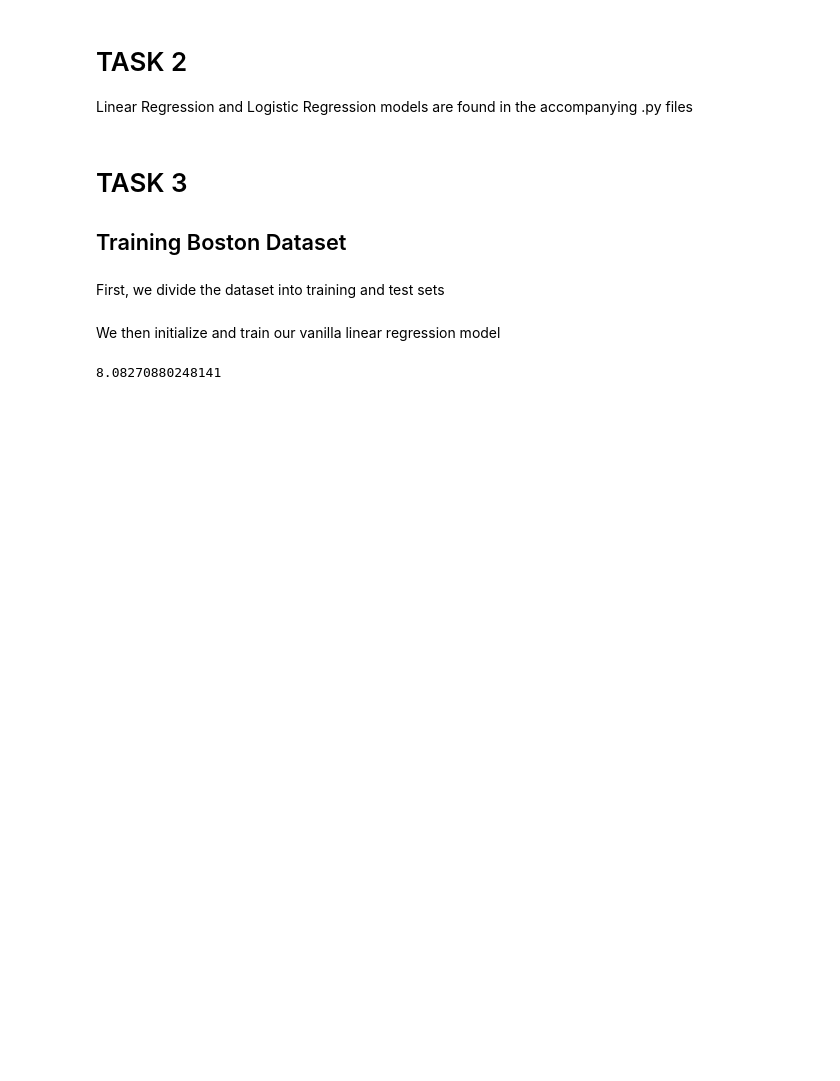
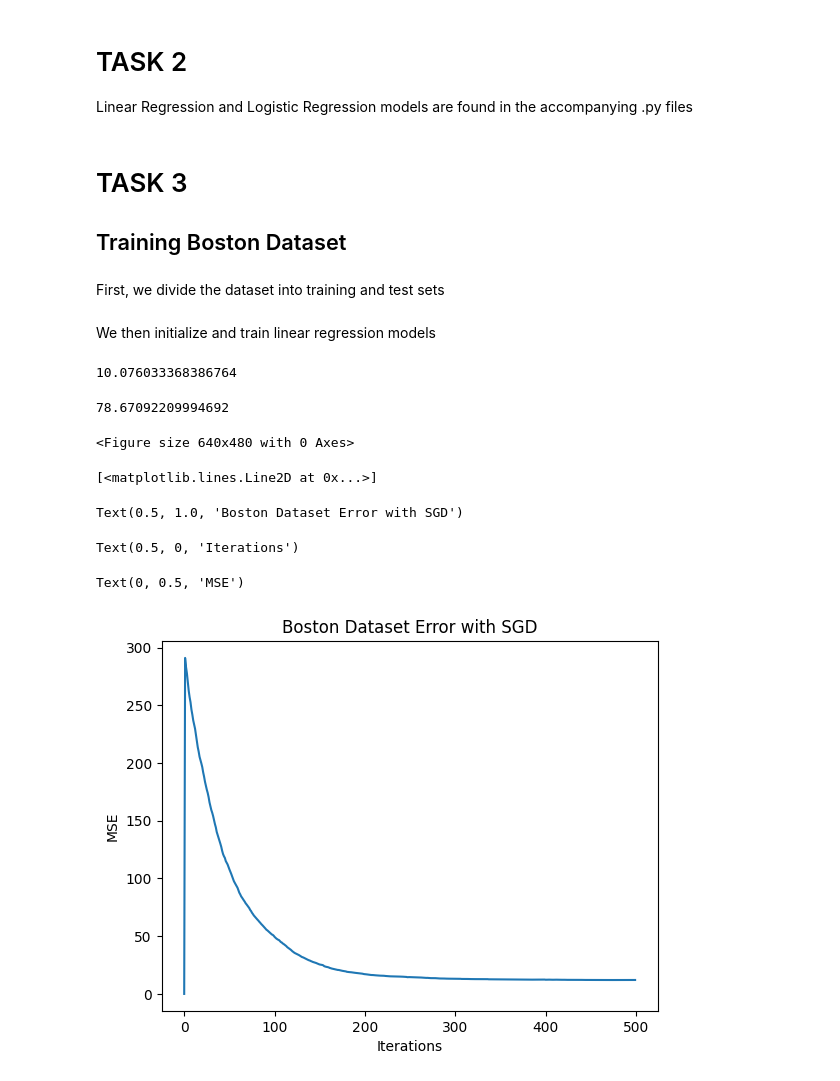
Before and after one commit to rsaif22/COMP-551, a Jupyter notebook: Assignment_1/a1.ipynb, the cells around one changed output. Cells and saved outputs as stored; diff of their text form; code cells hidden in the pictures; blank space fills up the shorter version.

```diff
--- a/Assignment_1/a1.ipynb
+++ b/Assignment_1/a1.ipynb
@@ -127,7 +132,7 @@ boston_X = boston_np[:, :-1]
 boston_y = boston_np[:, -1]
 X_train, X_test, y_train, y_test = train_test_split(boston_X, boston_y, test_size=0.2, shuffle=True)
 # %% [markdown]
-We then initialize and train our vanilla linear regression model
+We then initialize and train linear regression models
 # %%
 from linear_regression import LinearRegression
 from linear_regression_sgd import LinearRegressionSGD
@@ -136,7 +141,25 @@ linear_reg_model = LinearRegression(boston_X.shape[1])
 linear_sgd_model = LinearRegressionSGD(boston_X.shape[1])
 linear_reg_model.fit(X_train, y_train)
 linear_sgd_model.fit(X_train, y_train)
-test_error = linear_reg_model.compute_error(X_test, y_test)
-test_error
+analytical_mse = linear_reg_model.compute_error(X_test, y_test)
+sgd_mse = linear_sgd_model.compute_error(X_test, y_test)
+analytical_mse
+sgd_mse
 # %% [output]
-8.08270880248141
+10.076033368386764
+78.67092209994692
+# %%
+import matplotlib.pyplot as plt
+
+plt.figure()
+plt.plot(linear_sgd_model.error_array[:500])
+plt.title("Boston Dataset Error with SGD")
+plt.xlabel("Iterations")
+plt.ylabel("MSE")
+# %% [output]
+<Figure size 640x480 with 0 Axes>
+[<matplotlib.lines.Line2D at 0x...>]
+Text(0.5, 1.0, 'Boston Dataset Error with SGD')
+Text(0.5, 0, 'Iterations')
+Text(0, 0.5, 'MSE')
+[figure, added]
```
Also changed, not shown: parts of 30 cells of this notebook, 3 other files.
